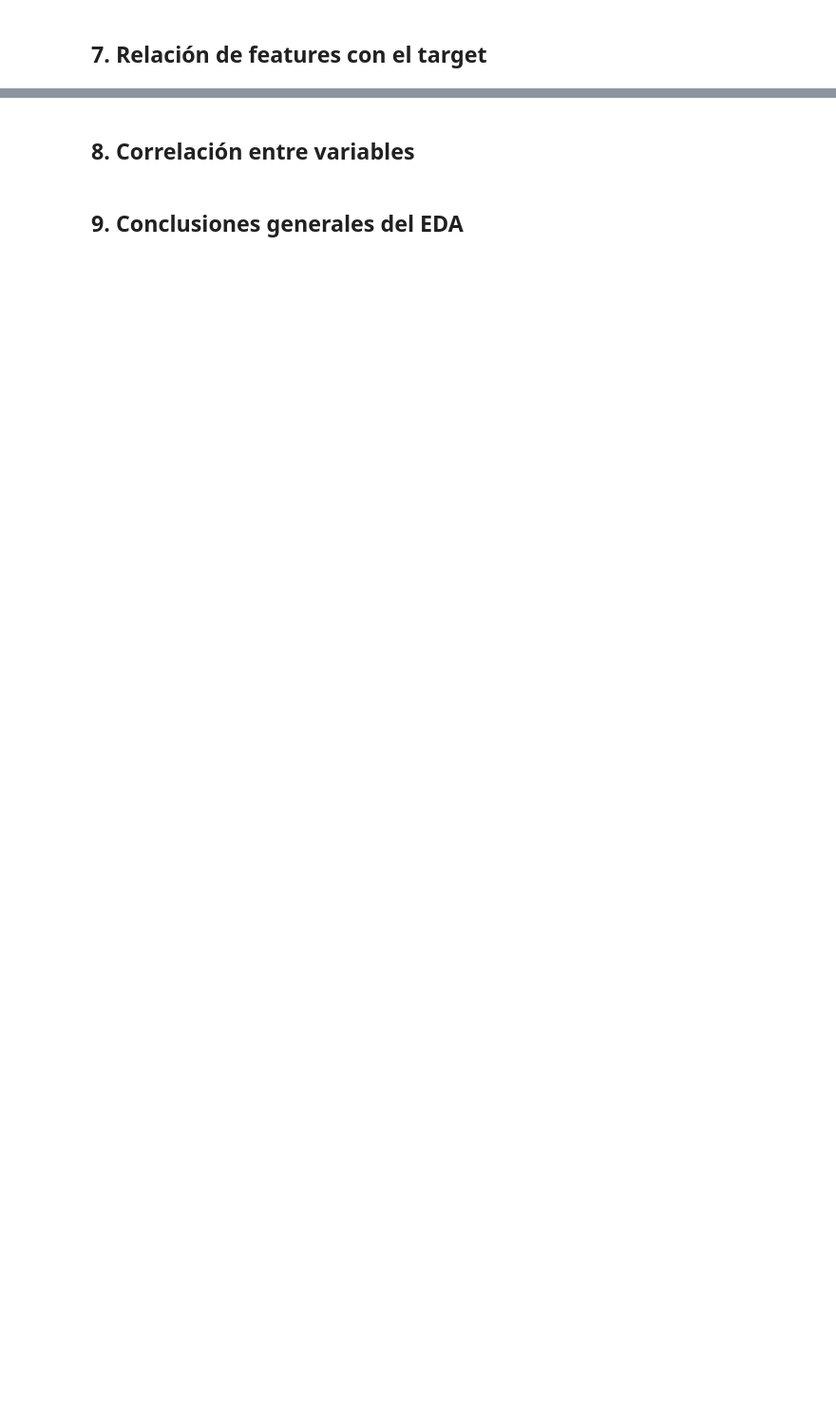
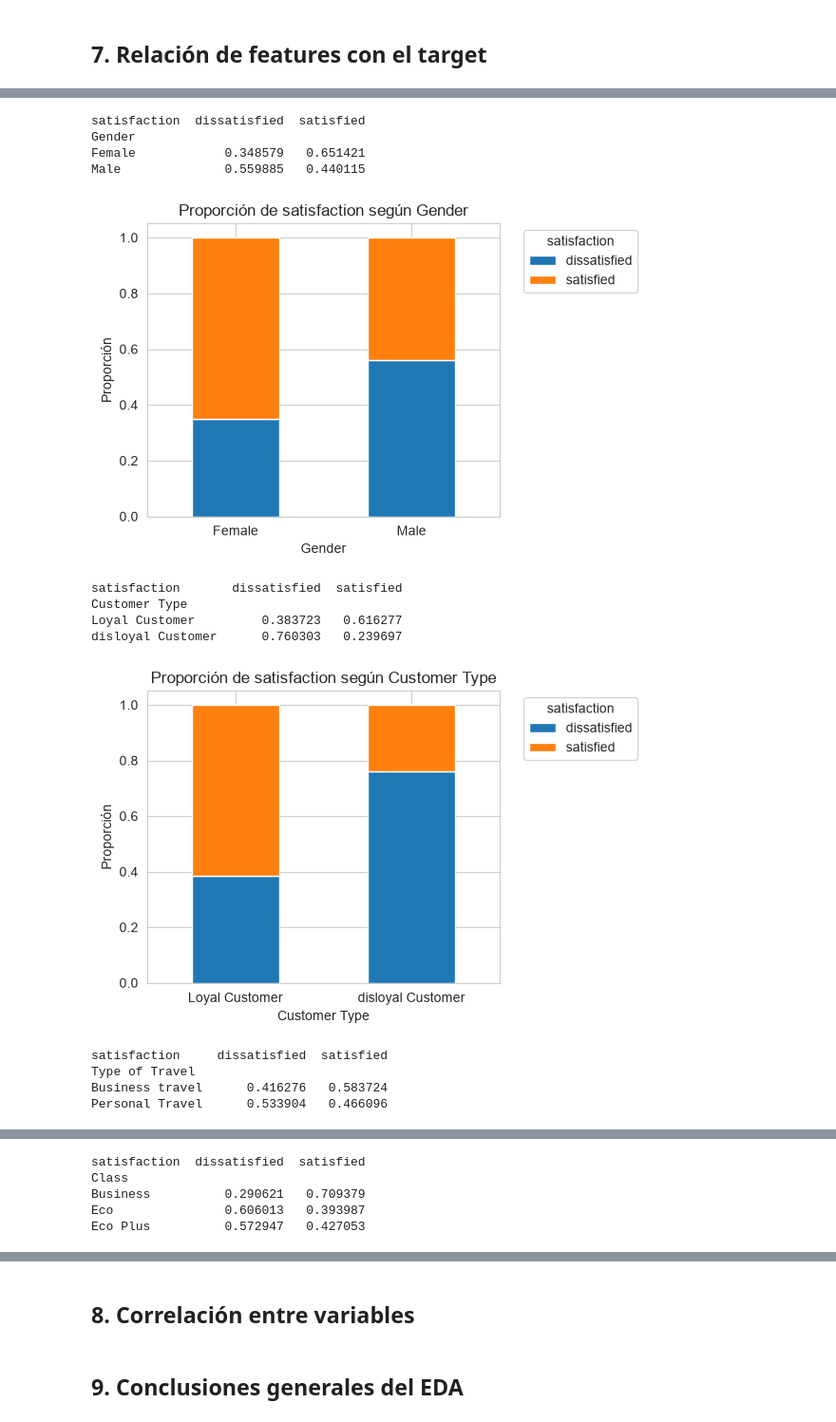
Before and after one commit to crismary-castellanos-stori/up-fds-tp, a Jupyter notebook: TP_EDA.ipynb, the cells around one changed output, grey strips where cells are left out. Shown at 95% size. Drawn from its saved outputs; the diff is of its cells as text; code cells hidden in the pictures; blank space fills up the shorter version.

```diff
--- a/TP_EDA.ipynb
+++ b/TP_EDA.ipynb
@@ -49,0 +215,27 @@ df.head()
+# %%
+# Variables categóricas vs. target: proporción de satisfacción por categoría
+for col in categoricas:
+    tabla = pd.crosstab(df[col], df[target], normalize="index")
+    print(tabla, "\n")
+
+    tabla.plot(kind="bar", stacked=True, figsize=(6, 4), title=f"Proporción de {target} según {col}")
+    plt.ylabel("Proporción")
+    plt.xticks(rotation=0)
+    plt.legend(title=target, bbox_to_anchor=(1.05, 1))
+    plt.tight_layout()
+    plt.show()
+# %% [output]
+satisfaction  dissatisfied  satisfied
+Gender
+Female            0.348579   0.651421
+Male              0.559885   0.440115
+[figure, added]
+satisfaction       dissatisfied  satisfied
+Customer Type
+Loyal Customer         0.383723   0.616277
+disloyal Customer      0.760303   0.239697
+[figure, added]
+satisfaction     dissatisfied  satisfied
+Type of Travel
+Business travel      0.416276   0.583724
+Personal Travel      0.533904   0.466096
@@ -49,0 +243,5 @@ df.head()
+satisfaction  dissatisfied  satisfied
+Class
+Business          0.290621   0.709379
+Eco               0.606013   0.393987
+Eco Plus          0.572947   0.427053
```
Also changed, not shown: parts of 13 cells of this notebook.
